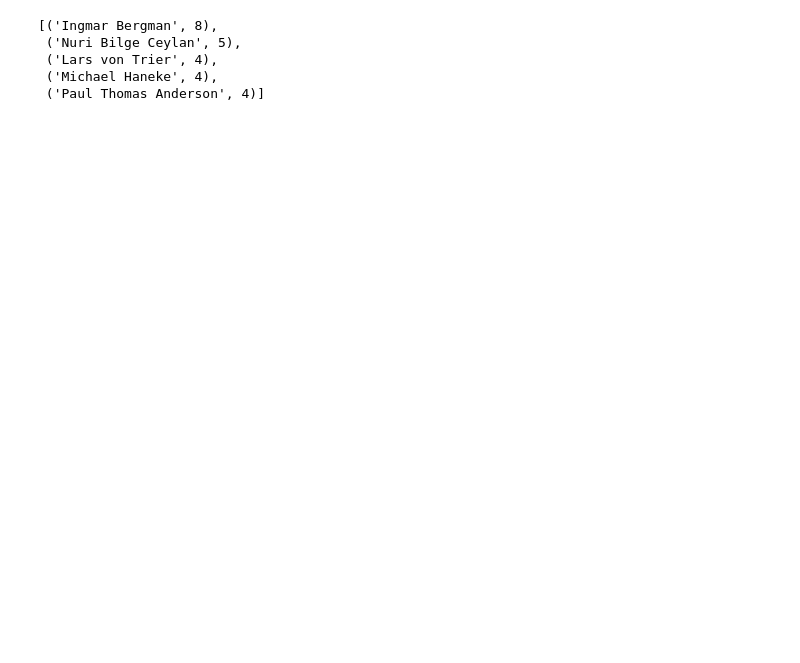
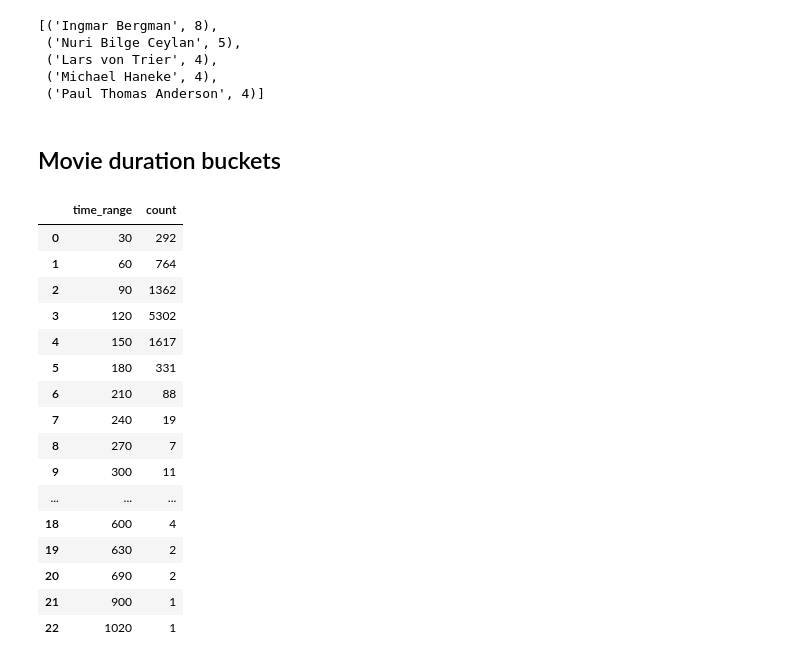
Before and after one commit to FriedaTims-Jansma/Le-Wagon-Career-Week-Challenge, a Jupyter notebook: notebooks/SQLmovie/SQL_Notebook_Movies.ipynb, the cells around one changed output. Cells and saved outputs as stored; diff of their text form; code cells hidden in the pictures; blank space fills up the shorter version.

```diff
--- a/notebooks/SQLmovie/SQL_Notebook_Movies.ipynb
+++ b/notebooks/SQLmovie/SQL_Notebook_Movies.ipynb
@@ -321,3 +322,5 @@ top_five_directors_for('Drama')
  ('Lars von Trier', 4),
  ('Michael Haneke', 4),
  ('Paul Thomas Anderson', 4)]
+# %% [markdown]
+## Movie duration buckets
@@ -323,0 +339,20 @@ top_five_directors_for('Drama')
+# %%
+df_buckets
+# %% [output]
+|  | time_range | count |
+| 0 | 30 | 292 |
+| 1 | 60 | 764 |
+| 2 | 90 | 1362 |
+| 3 | 120 | 5302 |
+| 4 | 150 | 1617 |
+| 5 | 180 | 331 |
+| 6 | 210 | 88 |
+| 7 | 240 | 19 |
+| 8 | 270 | 7 |
+| 9 | 300 | 11 |
+| ... | ... | ... |
+| 18 | 600 | 4 |
+| 19 | 630 | 2 |
+| 20 | 690 | 2 |
+| 21 | 900 | 1 |
+| 22 | 1020 | 1 |
```
Also changed, not shown: parts of 4 cells of this notebook.
